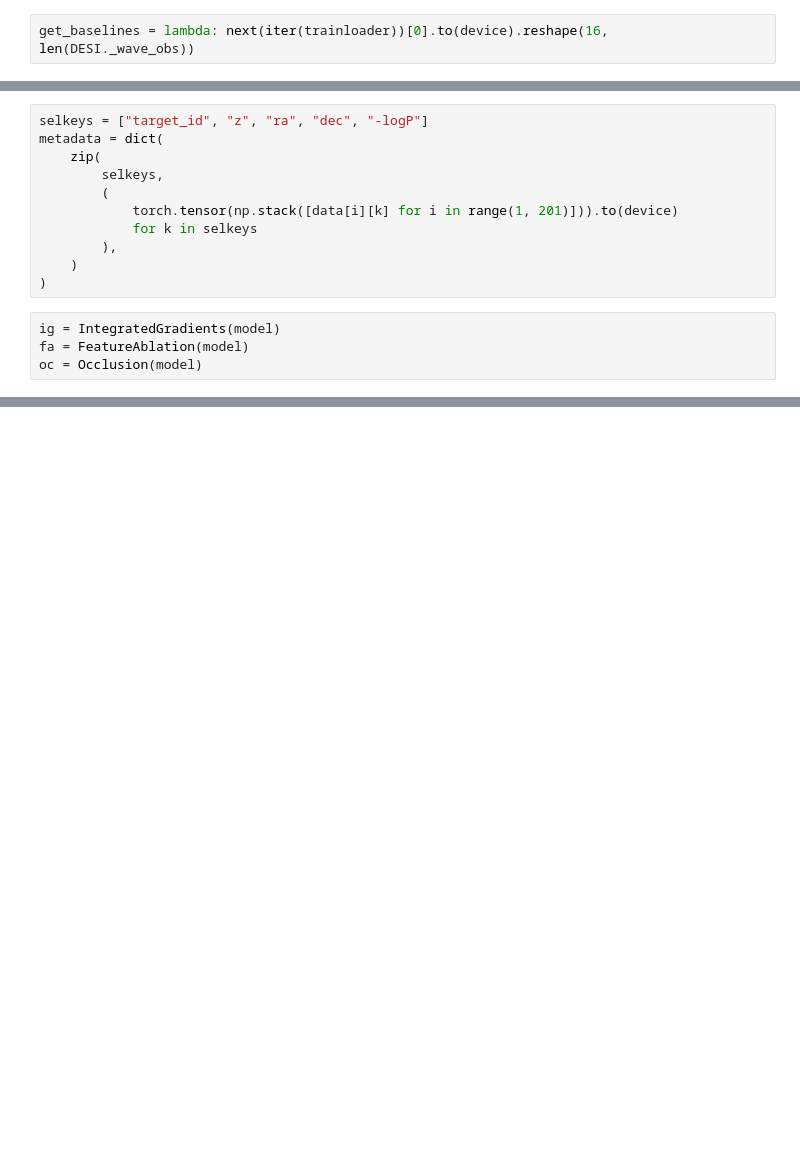
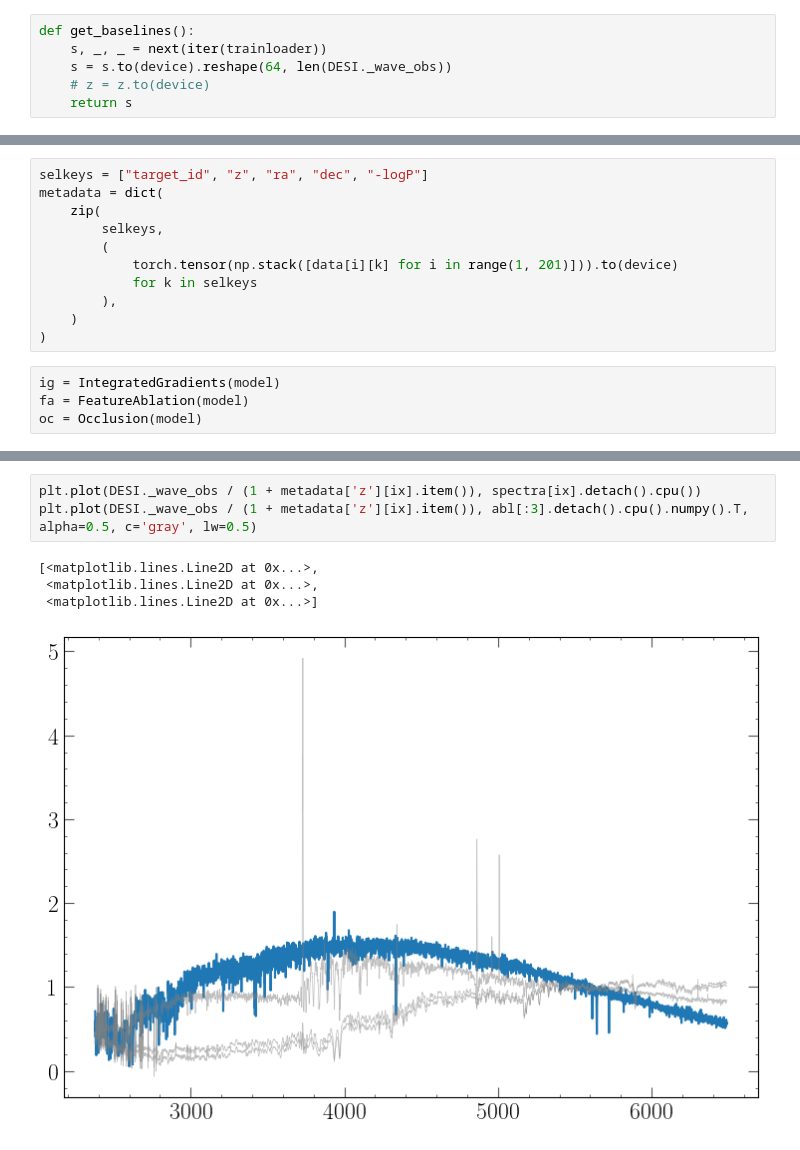
Before and after one commit to al-jshen/imo, a Jupyter notebook: notebooks/attributions.ipynb, the cells around one changed output, grey strips where cells are left out. Cells and saved outputs as stored; diff of their text form; blank space fills up the shorter version.

```diff
--- a/notebooks/attributions.ipynb
+++ b/notebooks/attributions.ipynb
@@ -29,8 +33,12 @@ trainloader = DESI.get_data_loader(
     shuffle=True,
     shuffle_instance=True,
 )
-# %%
-get_baselines = lambda: next(iter(trainloader))[0].to(device).reshape(16, len(DESI._wave_obs))
+# %%
+def get_baselines():
+    s, _, _ = next(iter(trainloader))
+    s = s.to(device).reshape(64, len(DESI._wave_obs))
+    # z = z.to(device)
+    return s
 # %%
 weight_dir = "/scratch/gpfs/js5013/programs/outlier-attribution/weights"
 model = OutlierModel.from_weights(
@@ -113,3 +242,11 @@ attributions = torch.stack([inst_attr, efa_attr, eg_attr])
+# %%
+plt.plot(DESI._wave_obs / (1 + metadata['z'][ix].item()), spectra[ix].detach().cpu())
+plt.plot(DESI._wave_obs / (1 + metadata['z'][ix].item()), abl[:3].detach().cpu().numpy().T, alpha=0.5, c='gray', lw=0.5)
+# %% [output]
+[<matplotlib.lines.Line2D at 0x...>,
+ <matplotlib.lines.Line2D at 0x...>,
+ <matplotlib.lines.Line2D at 0x...>]
+[figure, added]
 # %%
 nattr = len(attributions)
 
```
Also changed, not shown: parts of 14 cells of this notebook, 1 other file.
